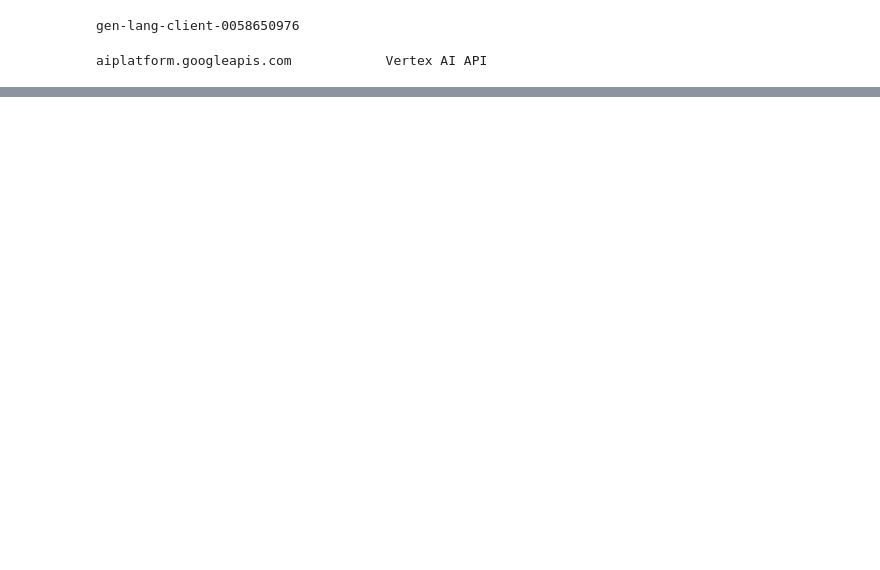
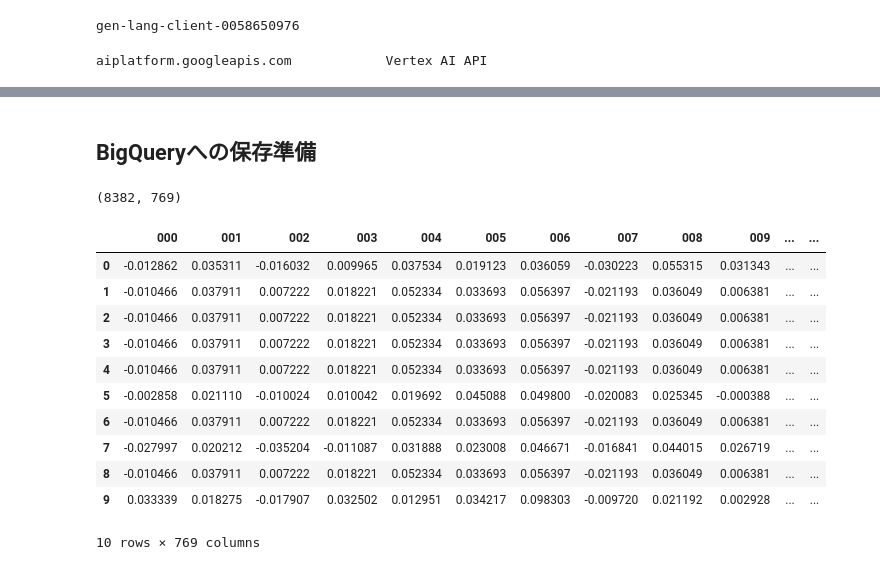
Before and after one commit to rksinagaki/project_api, a Jupyter notebook: src/notebook/02_vertexai_rag.ipynb, the cells around one changed output, grey strips where cells are left out. Saved outputs shown, nothing was run; the diff lists cells and outputs as text; code cells hidden in the pictures; blank space fills up the shorter version.

```diff
--- a/src/notebook/02_vertexai_rag.ipynb
+++ b/src/notebook/02_vertexai_rag.ipynb
@@ -94,0 +82,4 @@ Everything up-to-date
+# %%
+video_comment_df = video_df.merge(comments_df, on="video_id", how="left")
+print(video_comment_df.shape)
+video_comment_df.head()
@@ -94,0 +94,3 @@ Everything up-to-date
+# %%
+video_comment_df = video_comment_df.dropna(subset=["text_display"]).reset_index(drop=True)
+print(video_comment_df.shape)
@@ -94,0 +156,5 @@ Everything up-to-date
+# %%
+# 空文字行を削除
+video_comment_df = video_comment_df[
+    video_comment_df["clean_text"].astype(str).str.strip() != ""
+].dropna(subset=["clean_text"])
@@ -94,0 +178,16 @@ Everything up-to-date
+# %%
+from vertexai.language_models import TextEmbeddingModel
+import numpy as np
+
+embed = TextEmbeddingModel.from_pretrained("text-embedding-004")
+texts = video_comment_df["clean_text"].astype(str).tolist()
+
+embeddings = []
+for i in range(0, len(texts), 250):
+    batch = texts[i:i+250]
+    result = embed.get_embeddings(batch)
+    embeddings.extend(result)
+    print(f"Processed: {i+len(batch)} / {len(texts)}")
+
+emb_matrix = np.array([e.values for e in embeddings], dtype=np.float32)
+print("Embedding shape:", emb_matrix.shape)
@@ -94,0 +212,25 @@ Everything up-to-date
+# %% [markdown]
+## BigQueryへの保存準備
+# %%
+# 埋め込みベクトルとテキストをまとめてDataFrame化
+import pandas as pd
+
+emb_df = pd.DataFrame(emb_matrix, columns=[f"{i:03d}" for i in range(emb_matrix.shape[1])])
+emb_df["clean_text"] = video_comment_df["clean_text"].values
+
+print(emb_df.shape)
+emb_df.head(n=10) #768次元の数値ベクトル
+# %% [output]
+(8382, 769)
+|  | 000 | 001 | 002 | 003 | 004 | 005 | 006 | 007 | 008 | 009 | ... | ... |
+| 0 | -0.012862 | 0.035311 | -0.016032 | 0.009965 | 0.037534 | 0.019123 | 0.036059 | -0.030223 | 0.055315 | 0.031343 | ... | ... |
+| 1 | -0.010466 | 0.037911 | 0.007222 | 0.018221 | 0.052334 | 0.033693 | 0.056397 | -0.021193 | 0.036049 | 0.006381 | ... | ... |
+| 2 | -0.010466 | 0.037911 | 0.007222 | 0.018221 | 0.052334 | 0.033693 | 0.056397 | -0.021193 | 0.036049 | 0.006381 | ... | ... |
+| 3 | -0.010466 | 0.037911 | 0.007222 | 0.018221 | 0.052334 | 0.033693 | 0.056397 | -0.021193 | 0.036049 | 0.006381 | ... | ... |
+| 4 | -0.010466 | 0.037911 | 0.007222 | 0.018221 | 0.052334 | 0.033693 | 0.056397 | -0.021193 | 0.036049 | 0.006381 | ... | ... |
+| 5 | -0.002858 | 0.021110 | -0.010024 | 0.010042 | 0.019692 | 0.045088 | 0.049800 | -0.020083 | 0.025345 | -0.000388 | ... | ... |
+| 6 | -0.010466 | 0.037911 | 0.007222 | 0.018221 | 0.052334 | 0.033693 | 0.056397 | -0.021193 | 0.036049 | 0.006381 | ... | ... |
+| 7 | -0.027997 | 0.020212 | -0.035204 | -0.011087 | 0.031888 | 0.023008 | 0.046671 | -0.016841 | 0.044015 | 0.026719 | ... | ... |
+| 8 | -0.010466 | 0.037911 | 0.007222 | 0.018221 | 0.052334 | 0.033693 | 0.056397 | -0.021193 | 0.036049 | 0.006381 | ... | ... |
+| 9 | 0.033339 | 0.018275 | -0.017907 | 0.032502 | 0.012951 | 0.034217 | 0.098303 | -0.009720 | 0.021192 | 0.002928 | ... | ... |
+10 rows × 769 columns
```
Also changed, not shown: parts of 32 cells of this notebook, 2 other files.
